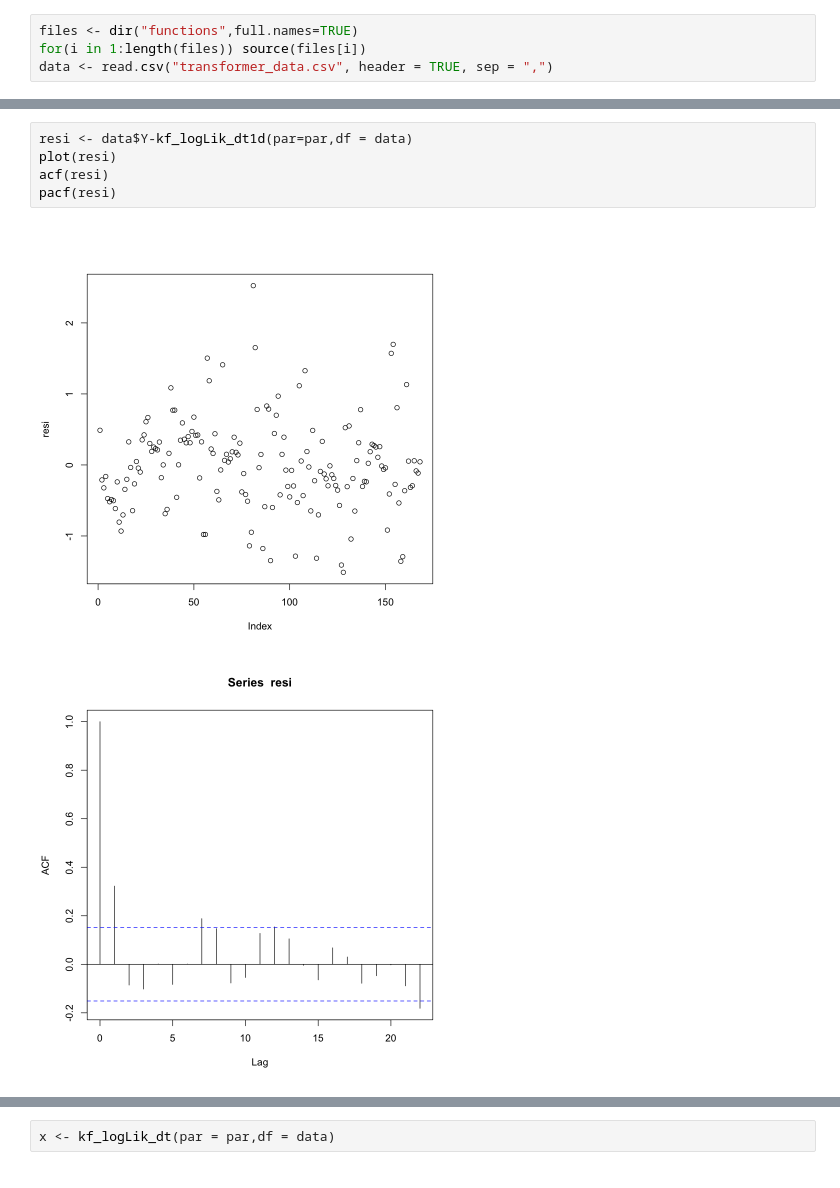
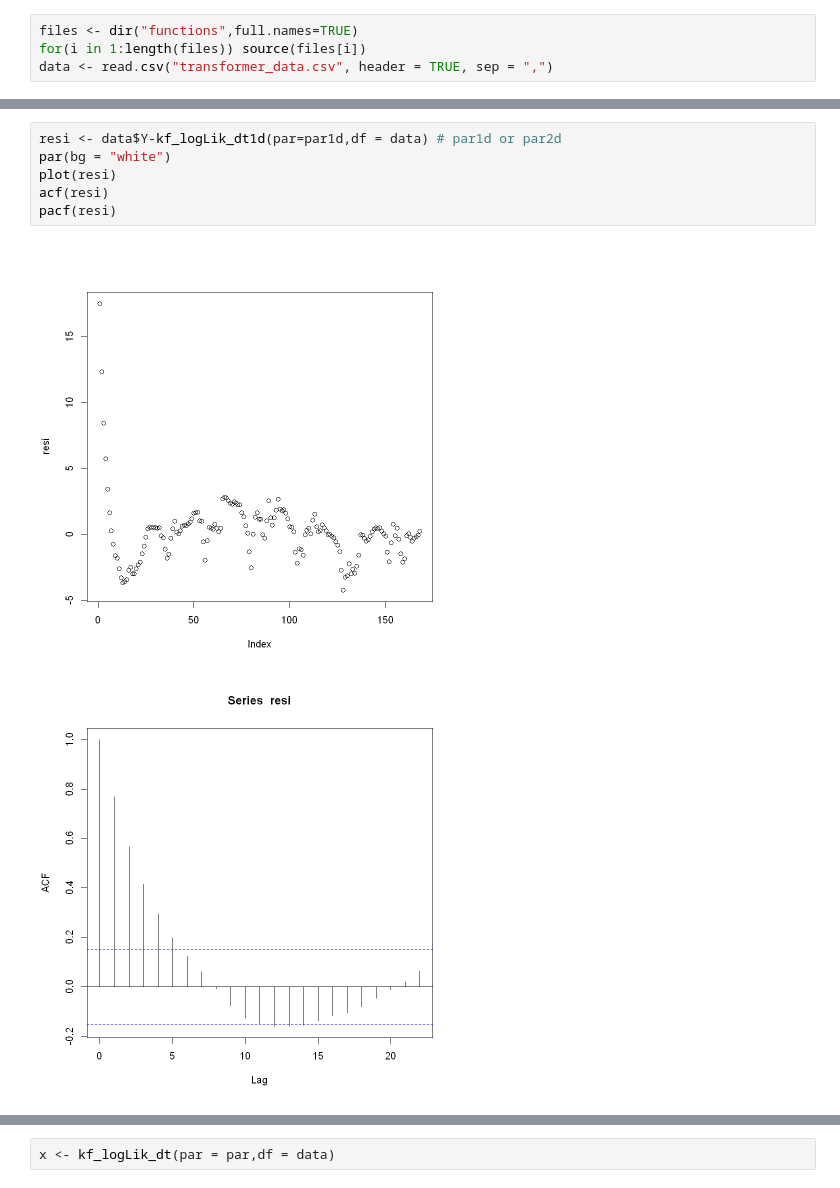
Before and after one commit to mathilderask/TimeSeriesAnalysis, a Jupyter notebook: Assignment4/opg2_nik.ipynb, the cells around one changed output, grey strips where cells are left out. Drawn from its saved outputs; the diff is of its cells as text.

Commit message:
plots

```diff
--- a/Assignment4/opg2_nik.ipynb
+++ b/Assignment4/opg2_nik.ipynb
@@ -71,8 +78,9 @@ lines(kf_logLik_dt(par=par2d,df = data),col=1)
 # %%
-resi <- data$Y-kf_logLik_dt1d(par=par,df = data)
+resi <- data$Y-kf_logLik_dt1d(par=par1d,df = data) # par1d or par2d
+par(bg = "white")
 plot(resi)
 acf(resi)
 pacf(resi)
 # %% [output]
-[figure, old version]
+[figure, new version]
-[figure, old version]
+[figure, new version]
```
Also changed, not shown: parts of 9 cells of this notebook, 4 other files.
